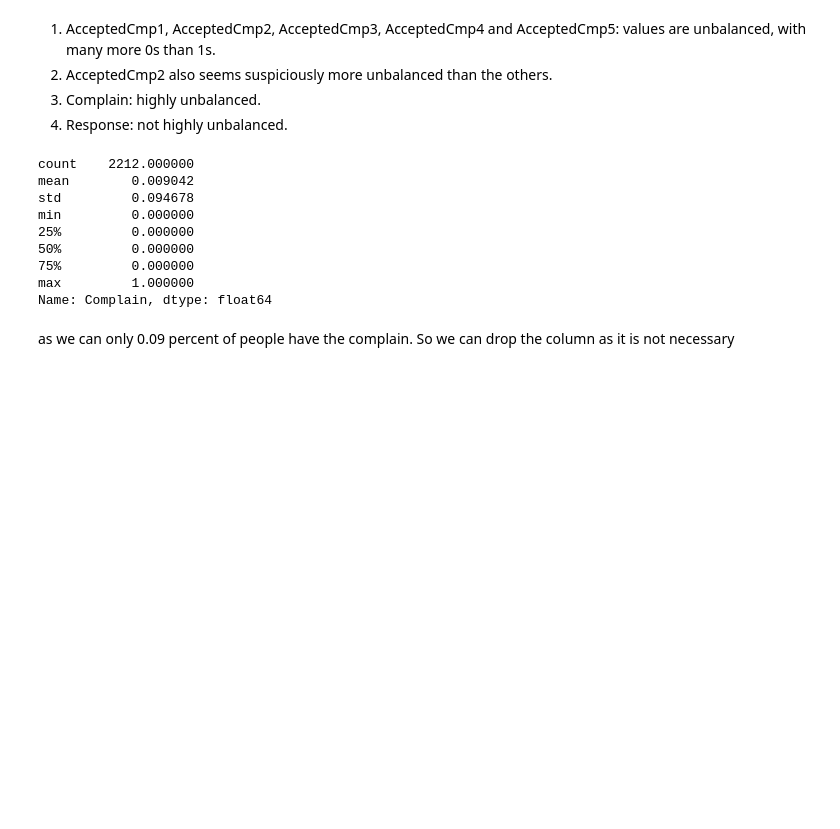
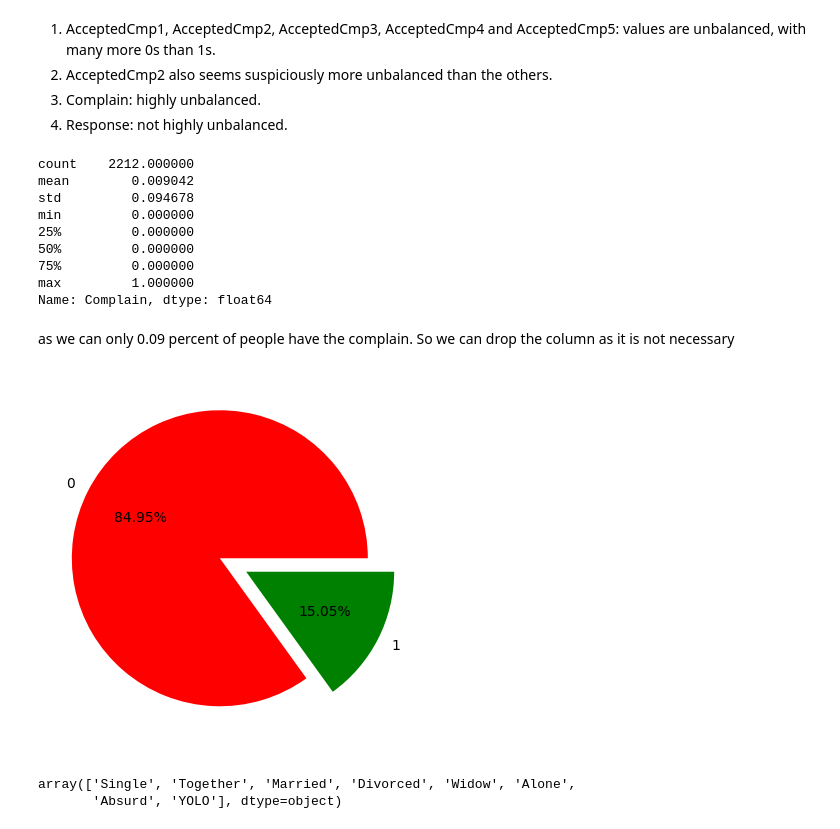
Before and after one commit to itsvaibhav30/Marketing_campaign_analysis, a Jupyter notebook: marketing_campaign_analysis.ipynb, the cells around one changed output. Cells and saved outputs as stored; diff of their text form; code cells hidden in the pictures; blank space fills up the shorter version.

Commit message:
Completed Analysing marital status

```diff
--- a/marketing_campaign_analysis.ipynb
+++ b/marketing_campaign_analysis.ipynb
@@ -236,3 +236,16 @@ Name: Complain, dtype: float64
 as we can only 0.09 percent of people have the complain. So we can drop the column as it is not necessary
 # %%
 df.drop("Complain",axis=1, inplace=True)
+# %%
+response_counts=df["Response"].value_counts()
+fig,ax=plt.subplots(figsize=(4,4))
+ax.pie(response_counts, labels=response_counts.index, autopct='%.2f%%', colors=["red","green"],explode=[0.1,0.1])
+fig.tight_layout()
+plt.show()
+# %% [output]
+[figure, added]
+# %%
+df["Marital_Status"].unique()
+# %% [output]
+array(['Single', 'Together', 'Married', 'Divorced', 'Widow', 'Alone',
+       'Absurd', 'YOLO'], dtype=object)
```
Also changed, not shown: parts of 4 cells of this notebook.
